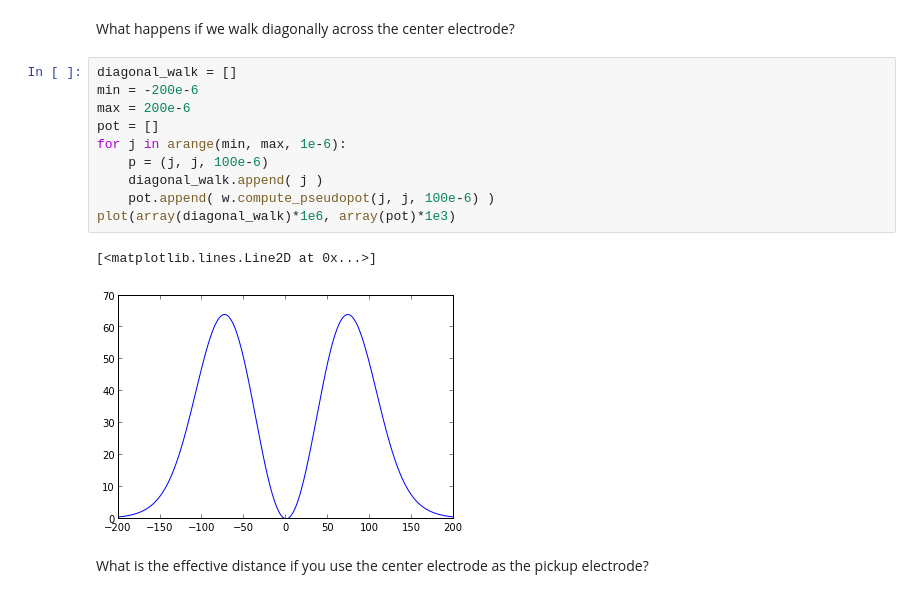
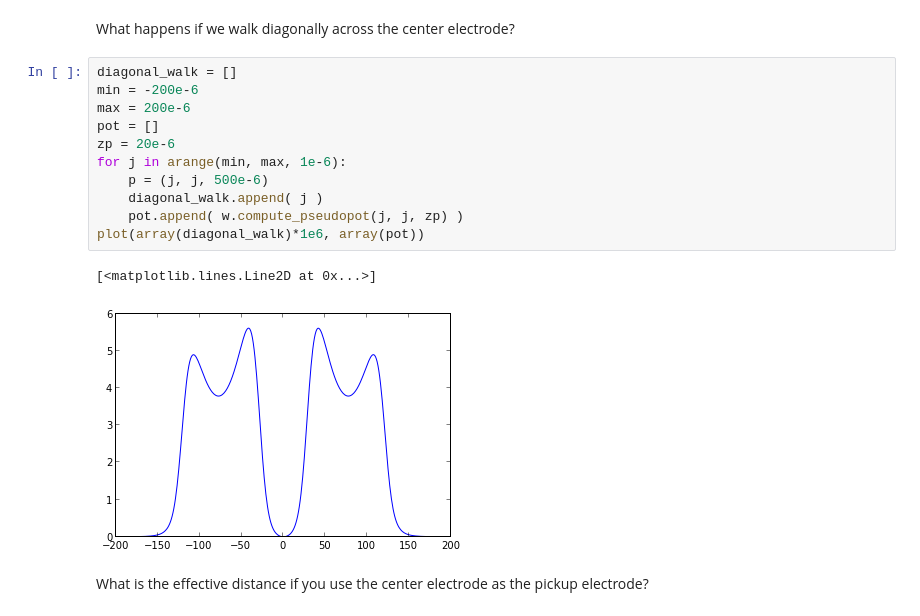
Before and after one commit to HaeffnerLab/trapsim, a Jupyter notebook: gapless/square trap.ipynb, the cells around one changed output. Cells and saved outputs as stored; diff of their text form.

```diff
--- a/gapless/square trap.ipynb
+++ b/gapless/square trap.ipynb
@@ -58,16 +58,17 @@ What happens if we walk diagonally across the center electrode?
 # %%
 diagonal_walk = []
 min = -200e-6
 max = 200e-6
 pot = []
+zp = 20e-6
 for j in arange(min, max, 1e-6):
-    p = (j, j, 100e-6)
+    p = (j, j, 500e-6)
     diagonal_walk.append( j )
-    pot.append( w.compute_pseudopot(j, j, 100e-6) )
-plot(array(diagonal_walk)*1e6, array(pot)*1e3)
+    pot.append( w.compute_pseudopot(j, j, zp) )
+plot(array(diagonal_walk)*1e6, array(pot))
 # %% [output]
 [<matplotlib.lines.Line2D at 0x...>]
-[figure, old version]
+[figure, new version]
 # %% [markdown]
 What is the effective distance if you use the center electrode as the pickup electrode?
 # %%
```
Also changed, not shown: parts of 1 cell of this notebook, 10 other files.
